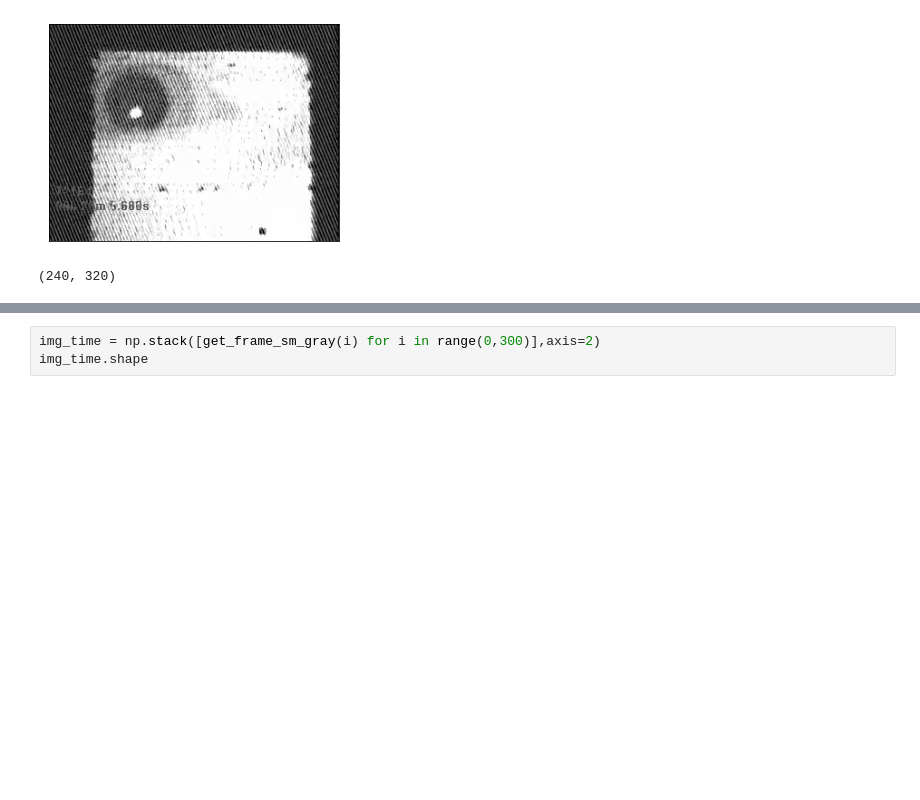
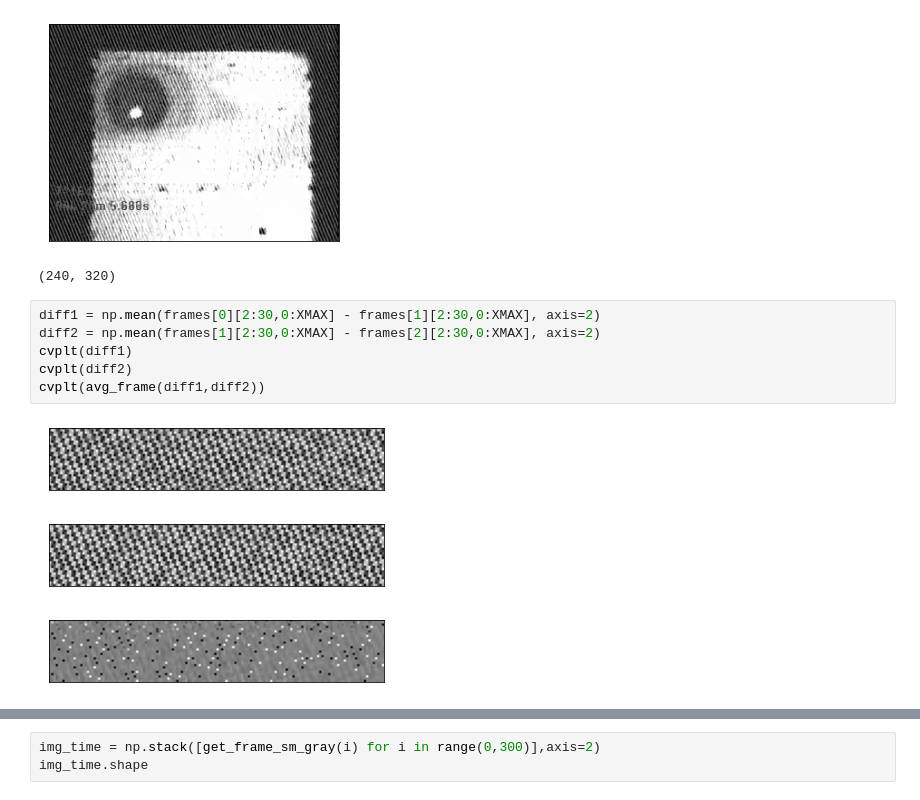
Before and after one commit to Tian99/Robust-eye-gaze-tracker, a Jupyter notebook: doc/Report-wf2020-10-22.ipynb, the cells around one changed output, grey strips where cells are left out. Saved outputs shown, nothing was run; the diff lists cells and outputs as text; blank space fills up the shorter version.

```diff
--- a/doc/Report-wf2020-10-22.ipynb
+++ b/doc/Report-wf2020-10-22.ipynb
@@ -131,3 +131,13 @@ example.shape
 # %% [output]
 [figure]
 (240, 320)
+# %%
+diff1 = np.mean(frames[0][2:30,0:XMAX] - frames[1][2:30,0:XMAX], axis=2)
+diff2 = np.mean(frames[1][2:30,0:XMAX] - frames[2][2:30,0:XMAX], axis=2)
+cvplt(diff1)
+cvplt(diff2)
+cvplt(avg_frame(diff1,diff2))
+# %% [output]
+[figure, added]
+[figure, added]
+[figure, added]
```
Also changed, not shown: parts of 12 cells of this notebook.
